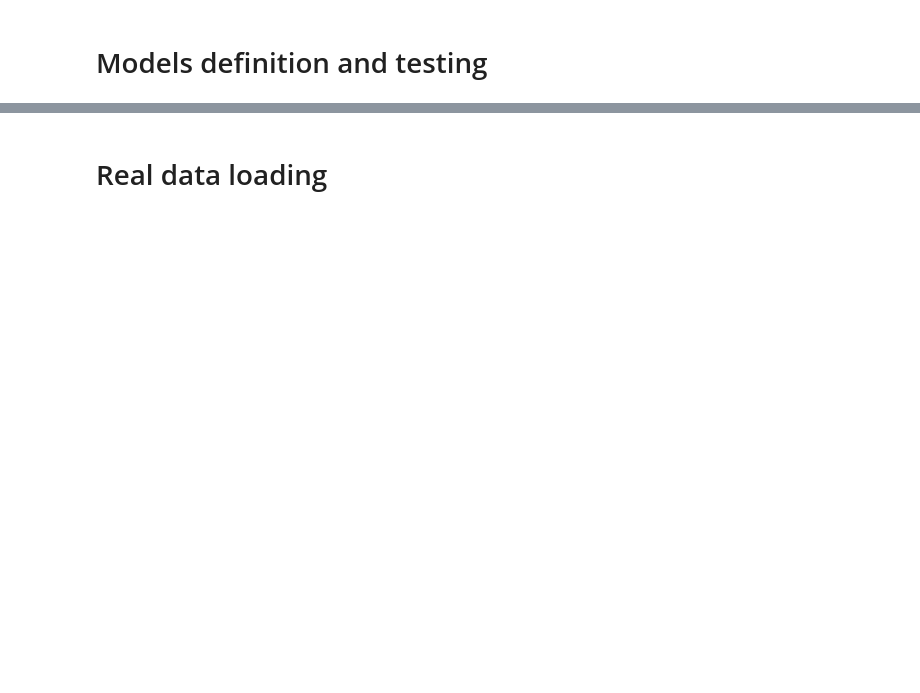
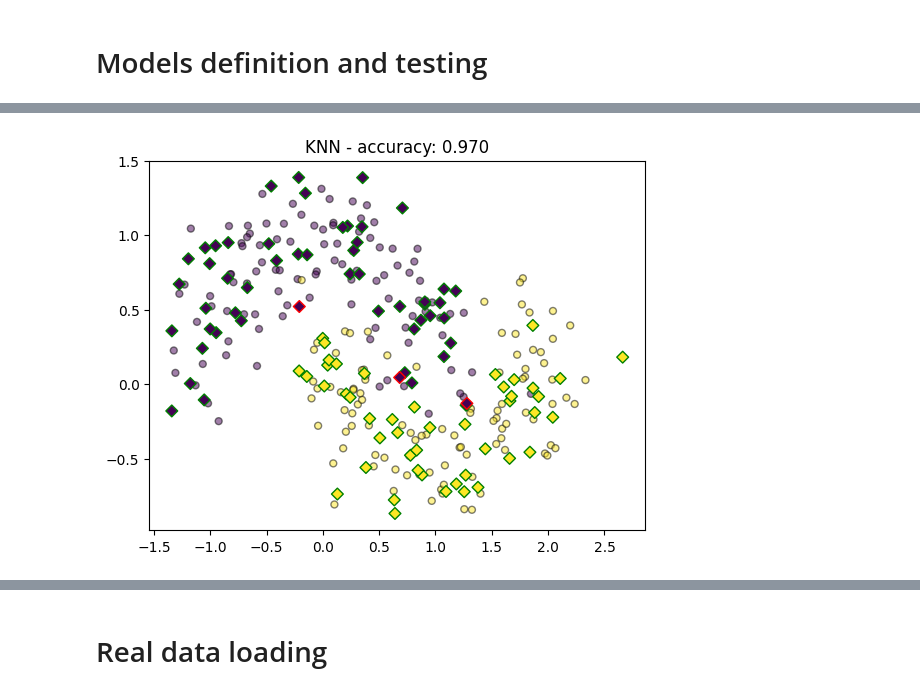
Before and after one commit to eduardo-ufmg/knn-clas, a Jupyter notebook: likelihood_analysis/likelihood_analysis.ipynb, the cells around one changed output, grey strips where cells are left out. Saved outputs shown, nothing was run; the diff lists cells and outputs as text; code cells hidden in the pictures; blank space fills up the shorter version.

```diff
--- a/likelihood_analysis/likelihood_analysis.ipynb
+++ b/likelihood_analysis/likelihood_analysis.ipynb
@@ -369,6 +381,9 @@ class KNN(BaseEstimator, ClassifierMixin):
     self.classes_ = np.array([self.label_map[label] for label in y.flatten()])
 
     self.cov = np.cov(X, rowvar=False)
+
+    epsilon = 1e-6
+    self.cov += epsilon * np.eye(self.cov.shape[0])
 
     return self
 
@@ -403,33 +418,35 @@ class KNN(BaseEstimator, ClassifierMixin):
     y (np.ndarray): Labels for the vertices.
 
     Returns:
     tuple[np.ndarray, np.ndarray]: Likelihood scores for each class.
     """
     Q0 = np.zeros(X.shape[0])
     Q1 = np.zeros(X.shape[0])
 
     self.fit(X, y)
 
     distances = cdist(X, self.X_train, metric='sqeuclidean')
     nearest_indices = np.argsort(distances, axis=1)[:, :self.k]
 
     for i in range(X.shape[0]):
       Q0[i] = sum(
         kernel(X[i].reshape(1, -1), self.X_train[idx].reshape(1, -1), self.cov)[0, 0]
         for idx in nearest_indices[i] if self.classes_[idx] == -1
       )
       Q1[i] = sum(
         kernel(X[i].reshape(1, -1), self.X_train[idx].reshape(1, -1), self.cov)[0, 0]
         for idx in nearest_indices[i] if self.classes_[idx] == 1
       )
 
     return Q0, Q1
 
 knn = KNN(k=K)
 knn.fit(X_train, y_train)
 y_pred_knn = knn.predict(X_test)
 
 check(X_train, y_train, X_test, y_test, y_pred_knn, "KNN")
+# %% [output]
+[figure, added]
 # %%
 class KNN_CLAS(BaseEstimator, ClassifierMixin):
   def __init__(self, k: int = 3) -> None:
```
Also changed, not shown: parts of 13 cells of this notebook, 2 other files.
